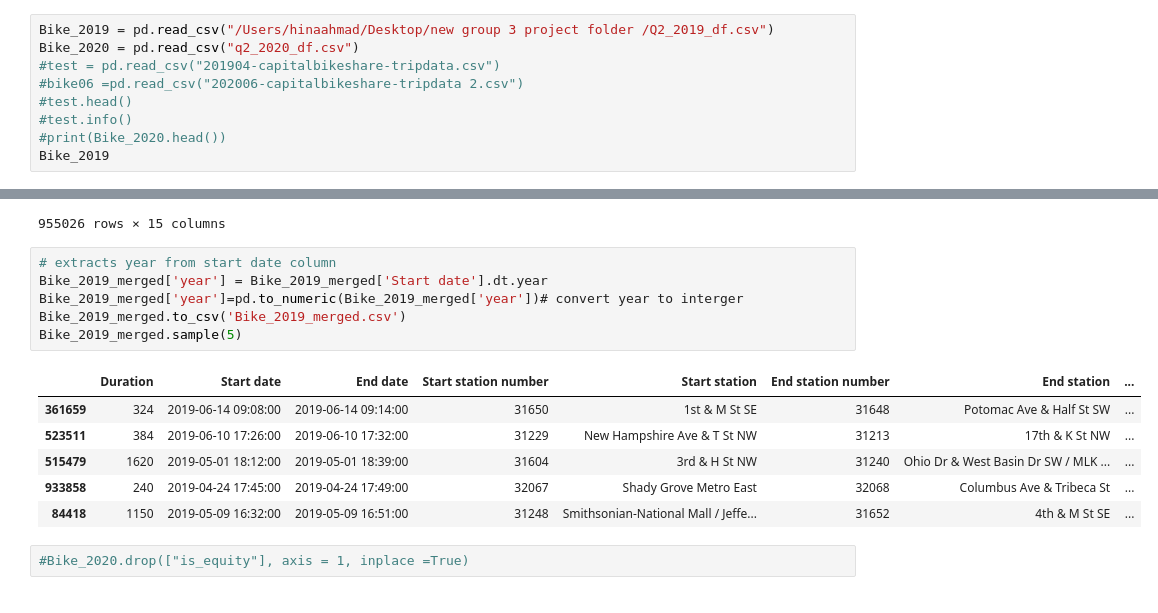
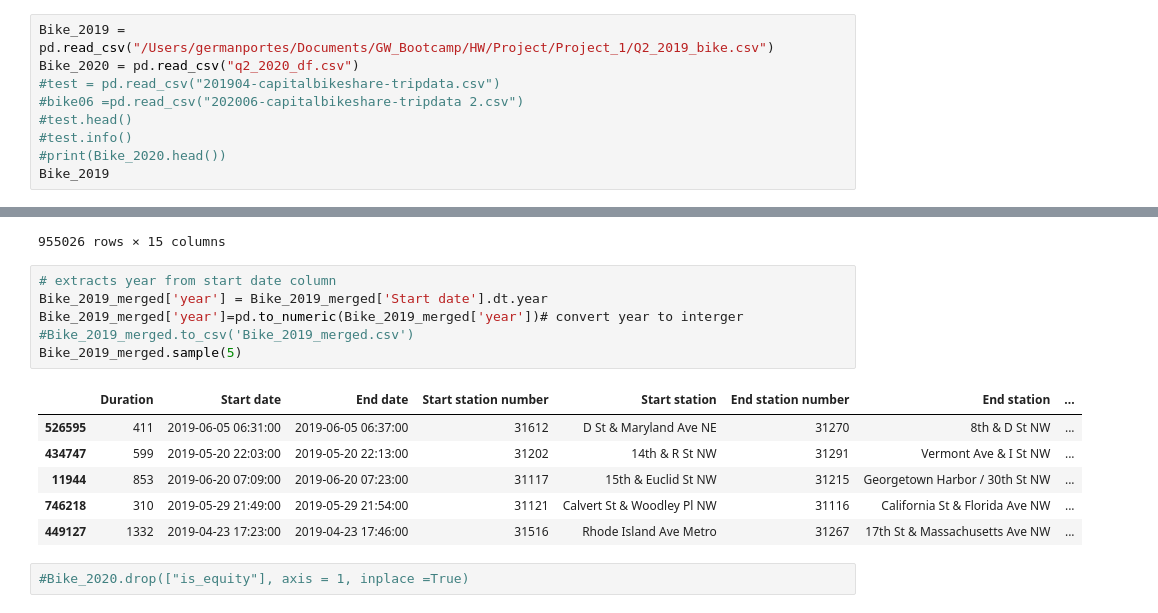
Before and after one commit to gportes24/German-s-Group-Project, a Jupyter notebook: Resources/Project_EDA.ipynb, the cells around one changed output, grey strips where cells are left out. Drawn from its saved outputs; the diff is of its cells as text.

```diff
--- a/Resources/Project_EDA.ipynb
+++ b/Resources/Project_EDA.ipynb
@@ -20,7 +20,7 @@ import matplotlib.cm as cm
 import matplotlib as mpl
 from matplotlib.gridspec import GridSpec
 # %%
-Bike_2019 = pd.read_csv("/Users/hinaahmad/Desktop/new group 3 project folder /Q2_2019_df.csv")
+Bike_2019 = pd.read_csv("/Users/germanportes/Documents/GW_Bootcamp/HW/Project/Project_1/Q2_2019_bike.csv")
 Bike_2020 = pd.read_csv("q2_2020_df.csv")
 #test = pd.read_csv("201904-capitalbikeshare-tripdata.csv")
 #bike06 =pd.read_csv("202006-capitalbikeshare-tripdata 2.csv")
@@ -317,16 +273,16 @@ Bike_2019_merged
 # %%
 # extracts year from start date column
 Bike_2019_merged['year'] = Bike_2019_merged['Start date'].dt.year
 Bike_2019_merged['year']=pd.to_numeric(Bike_2019_merged['year'])# convert year to interger
-Bike_2019_merged.to_csv('Bike_2019_merged.csv')
+#Bike_2019_merged.to_csv('Bike_2019_merged.csv')
 Bike_2019_merged.sample(5)
 # %% [output]
 |  | Duration | Start date | End date | Start station number | Start station | End station number | End station | ... |
-| 361659 | 324 | 2019-06-14 09:08:00 | 2019-06-14 09:14:00 | 31650 | 1st & M St SE | 31648 | Potomac Ave & Half St SW | ... |
-| 523511 | 384 | 2019-06-10 17:26:00 | 2019-06-10 17:32:00 | 31229 | New Hampshire Ave & T St NW | 31213 | 17th & K St NW | ... |
-| 515479 | 1620 | 2019-05-01 18:12:00 | 2019-05-01 18:39:00 | 31604 | 3rd & H St NW | 31240 | Ohio Dr & West Basin Dr SW / MLK ... | ... |
-| 933858 | 240 | 2019-04-24 17:45:00 | 2019-04-24 17:49:00 | 32067 | Shady Grove Metro East | 32068 | Columbus Ave & Tribeca St | ... |
-| 84418 | 1150 | 2019-05-09 16:32:00 | 2019-05-09 16:51:00 | 31248 | Smithsonian-National Mall / Jeffe... | 31652 | 4th & M St SE | ... |
+| 526595 | 411 | 2019-06-05 06:31:00 | 2019-06-05 06:37:00 | 31612 | D St & Maryland Ave NE | 31270 | 8th & D St NW | ... |
+| 434747 | 599 | 2019-05-20 22:03:00 | 2019-05-20 22:13:00 | 31202 | 14th & R St NW | 31291 | Vermont Ave & I St NW | ... |
+| 11944 | 853 | 2019-06-20 07:09:00 | 2019-06-20 07:23:00 | 31117 | 15th & Euclid St NW | 31215 | Georgetown Harbor / 30th St NW | ... |
+| 746218 | 310 | 2019-05-29 21:49:00 | 2019-05-29 21:54:00 | 31121 | Calvert St & Woodley Pl NW | 31116 | California St & Florida Ave NW | ... |
+| 449127 | 1332 | 2019-04-23 17:23:00 | 2019-04-23 17:46:00 | 31516 | Rhode Island Ave Metro | 31267 | 17th St & Massachusetts Ave NW | ... |
 # %%
 #Bike_2020.drop(["is_equity"], axis = 1, inplace =True)
 # %%
```
Also changed, not shown: parts of 32 cells of this notebook, 2 other files.
